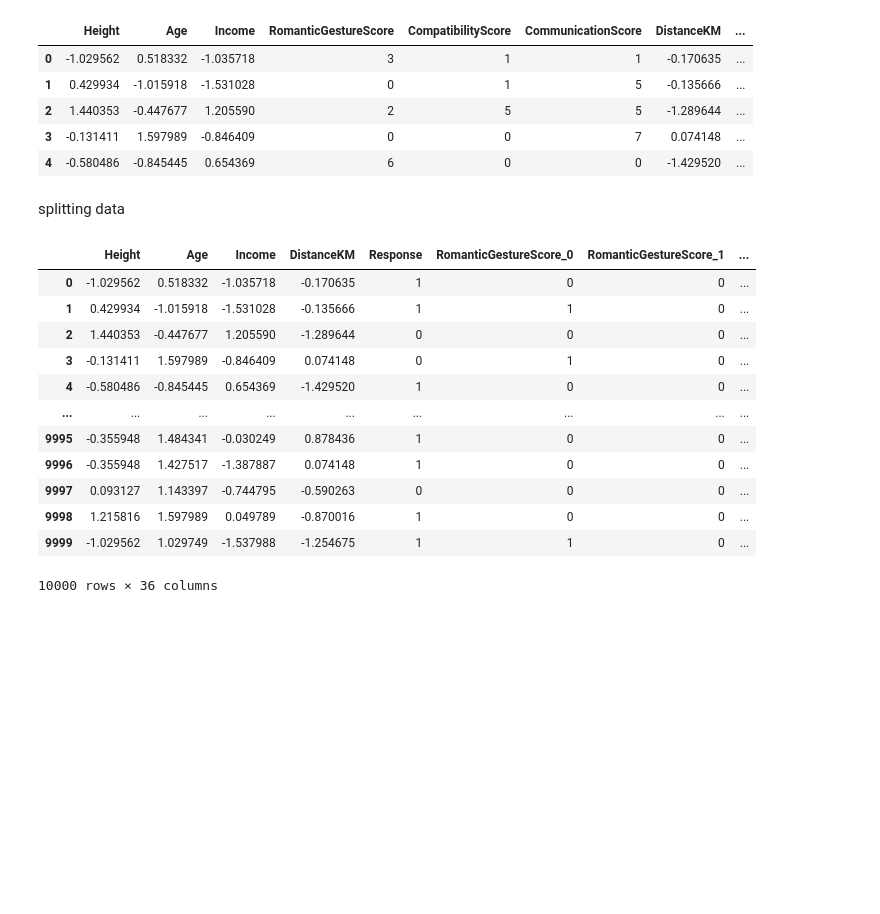
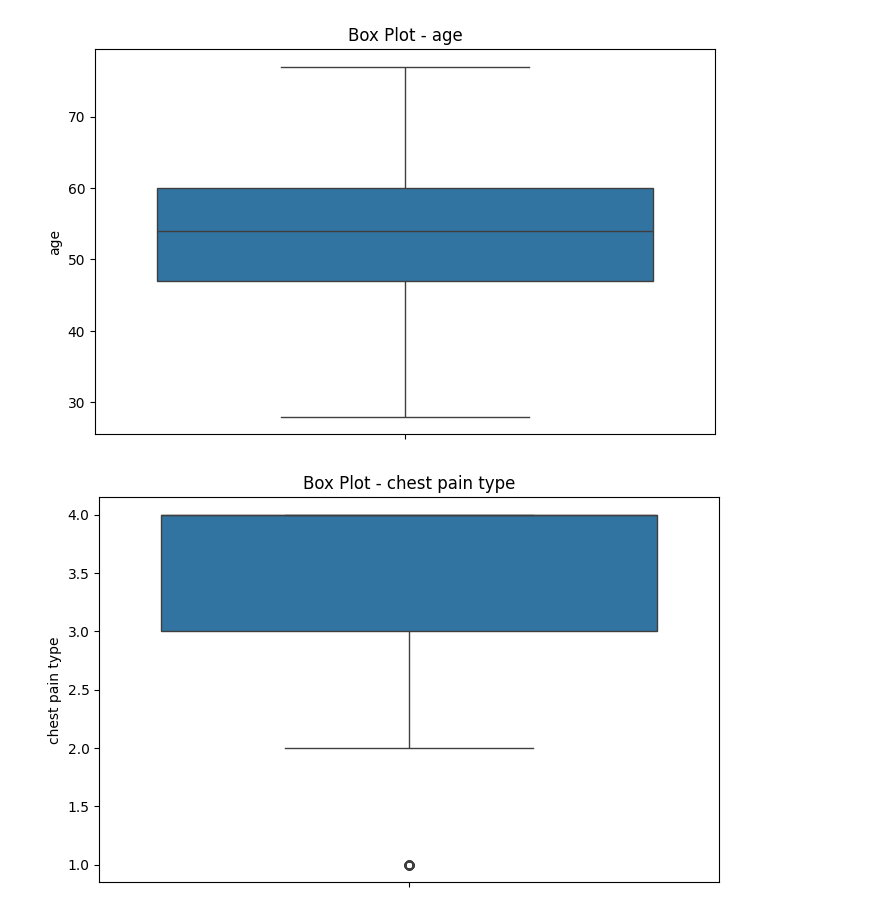
Before and after one commit to khaaaleed-5/Advanced-ML, a Jupyter notebook: Decision Tree/Decision_tree.ipynb, the cells around one changed output. Cells and saved outputs as stored; diff of their text form; code cells hidden in the pictures; blank space fills up the shorter version.

```diff
--- a/Decision Tree/Decision_tree.ipynb
+++ b/Decision Tree/Decision_tree.ipynb
@@ -88,2 +31,0 @@ plt.show()
-# %%
-df.drop(columns=['AgeCategory'], inplace=True)
@@ -127,6 +32,9 @@ Length: 10000, dtype: bool
 # %%
-numeric_columns = ['Height','Age', 'Income','DistanceKM']
+# Define numeric columns
+numeric_columns = ['age','chest pain type','resting bp s','cholesterol','resting ecg','max heart rate','exercise angina','oldpeak'	,'ST slope'	]
+
 # Function to visualize data distribution using box plots
+
 def visualize_boxplot(df, columns):
     for col in columns:
         plt.figure(figsize=(8, 5))
@@ -134,5 +42,3 @@ def visualize_boxplot(df, columns):
         plt.title('Box Plot - ' + col)
         plt.ylabel(col)
         plt.show()
-
-visualize_boxplot(df, numeric_columns)
@@ -144,43 +45,23 @@ visualize_boxplot(df, numeric_columns)
-# %%
-from sklearn.preprocessing import StandardScaler
-scaler = StandardScaler()
-# Scaling our numeric data
-df['Height']=scaler.fit_transform(df[['Height']])
-df['Age']=scaler.fit_transform(df[['Age']])
-df['Income']=scaler.fit_transform(df[['Income']])
-df['DistanceKM']=scaler.fit_transform(df[['DistanceKM']])
-
-df.head()
-# %% [output]
-|  | Height | Age | Income | RomanticGestureScore | CompatibilityScore | CommunicationScore | DistanceKM | ... |
-| 0 | -1.029562 | 0.518332 | -1.035718 | 3 | 1 | 1 | -0.170635 | ... |
-| 1 | 0.429934 | -1.015918 | -1.531028 | 0 | 1 | 5 | -0.135666 | ... |
-| 2 | 1.440353 | -0.447677 | 1.205590 | 2 | 5 | 5 | -1.289644 | ... |
-| 3 | -0.131411 | 1.597989 | -0.846409 | 0 | 0 | 7 | 0.074148 | ... |
-| 4 | -0.580486 | -0.845445 | 0.654369 | 6 | 0 | 0 | -1.429520 | ... |
-# %%
-import pandas as pd
-
-df=pd.get_dummies(df,columns=['RomanticGestureScore','CompatibilityScore','CommunicationScore'])*1
-# %% [markdown]
-splitting data
-# %%
-X = df.drop(columns=['Response'], axis=1)
-y = df[['Response']]
-
-X.shape, y.shape
-df
-# %% [output]
-|  | Height | Age | Income | DistanceKM | Response | RomanticGestureScore_0 | RomanticGestureScore_1 | ... |
-| 0 | -1.029562 | 0.518332 | -1.035718 | -0.170635 | 1 | 0 | 0 | ... |
-| 1 | 0.429934 | -1.015918 | -1.531028 | -0.135666 | 1 | 1 | 0 | ... |
-| 2 | 1.440353 | -0.447677 | 1.205590 | -1.289644 | 0 | 0 | 0 | ... |
-| 3 | -0.131411 | 1.597989 | -0.846409 | 0.074148 | 0 | 1 | 0 | ... |
-| 4 | -0.580486 | -0.845445 | 0.654369 | -1.429520 | 1 | 0 | 0 | ... |
-| ... | ... | ... | ... | ... | ... | ... | ... | ... |
-| 9995 | -0.355948 | 1.484341 | -0.030249 | 0.878436 | 1 | 0 | 0 | ... |
-| 9996 | -0.355948 | 1.427517 | -1.387887 | 0.074148 | 1 | 0 | 0 | ... |
-| 9997 | 0.093127 | 1.143397 | -0.744795 | -0.590263 | 0 | 0 | 0 | ... |
-| 9998 | 1.215816 | 1.597989 | 0.049789 | -0.870016 | 1 | 0 | 0 | ... |
-| 9999 | -1.029562 | 1.029749 | -1.537988 | -1.254675 | 1 | 1 | 0 | ... |
-10000 rows × 36 columns
+# %%
+# Visualize data distribution using box plots before handling outliers
+visualize_boxplot(df, numeric_columns)
+new_df=df.copy()
+for col in numeric_columns:
+    Q1 = new_df[col].quantile(0.25)
+    Q3 = new_df[col].quantile(0.75)
+    IQR = Q3 - Q1
+    lower_bound = Q1 - 1.5 * IQR
+    upper_bound = Q3 + 1.5 * IQR
+    new_df[col] = np.where(
+        new_df[col] > upper_bound,
+        upper_bound,
+        np.where(
+            new_df[col] < lower_bound,
+            lower_bound,
+            new_df[col]
+        )
+    )
+df = new_df
+# %% [output]
+[figure, added]
+[figure, added]
```
Also changed, not shown: parts of 26 cells of this notebook.
